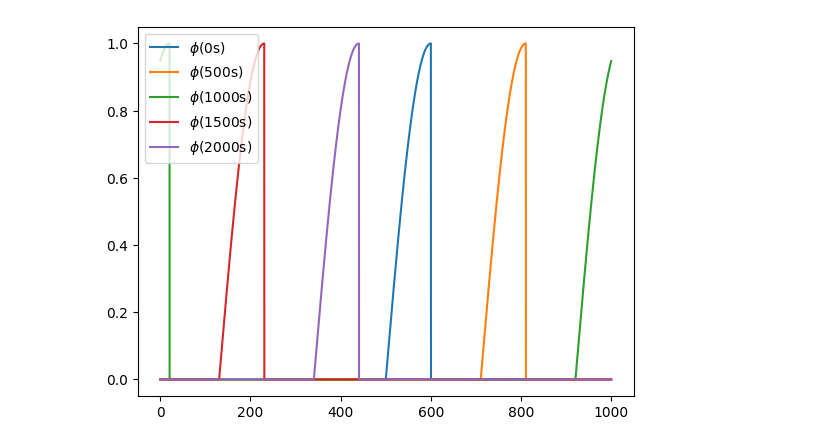
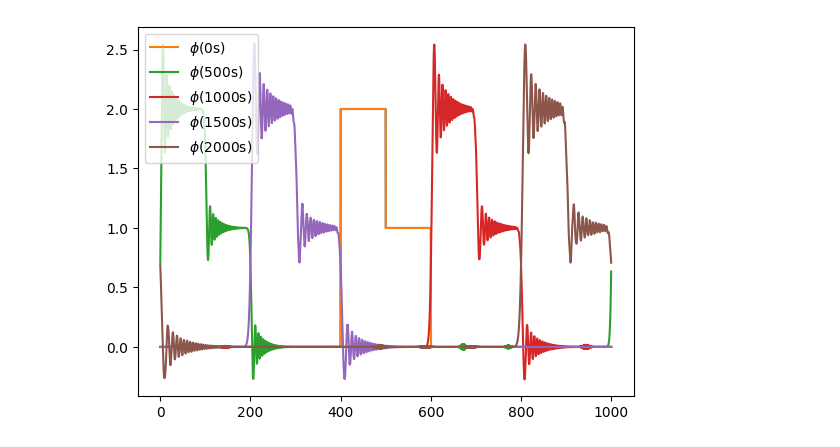
Before and after one commit to hnguyen-repos/numforGeosciences-ICTP, a Jupyter notebook: ex3.ipynb, the cells around one changed output. Saved outputs shown, nothing was run; the diff lists cells and outputs as text; code cells hidden in the pictures.

```diff
--- a/ex3.ipynb
+++ b/ex3.ipynb
@@ -100,8 +126,14 @@ If $\Delta t = \Delta x/u$ or $c = 1$. The model is not stable (does not change
-# %%
-# Forward in time and backward in space
-dt = dx/u
-evolution = differentialSolve(u, dt, dx, x, y)
-evolution.ftbs()
-evolution.showftbs()
-# %% [output]
-[figure, removed]
+# %%
+
+
+x = np.arange(0, 1000, dx).tolist()
+y = funcAdvec(x)
+plt.plot(x,y)
+u = -0.40
+dx = 0.25
+dt = 0.1
+evolution = differentialSolve(u, dt, dx, x, y)
+evolution.ctcs()
+evolution.show()
+# %% [output]
+[figure, added]
```
Also changed, not shown: parts of 7 cells of this notebook, 4 other files.
